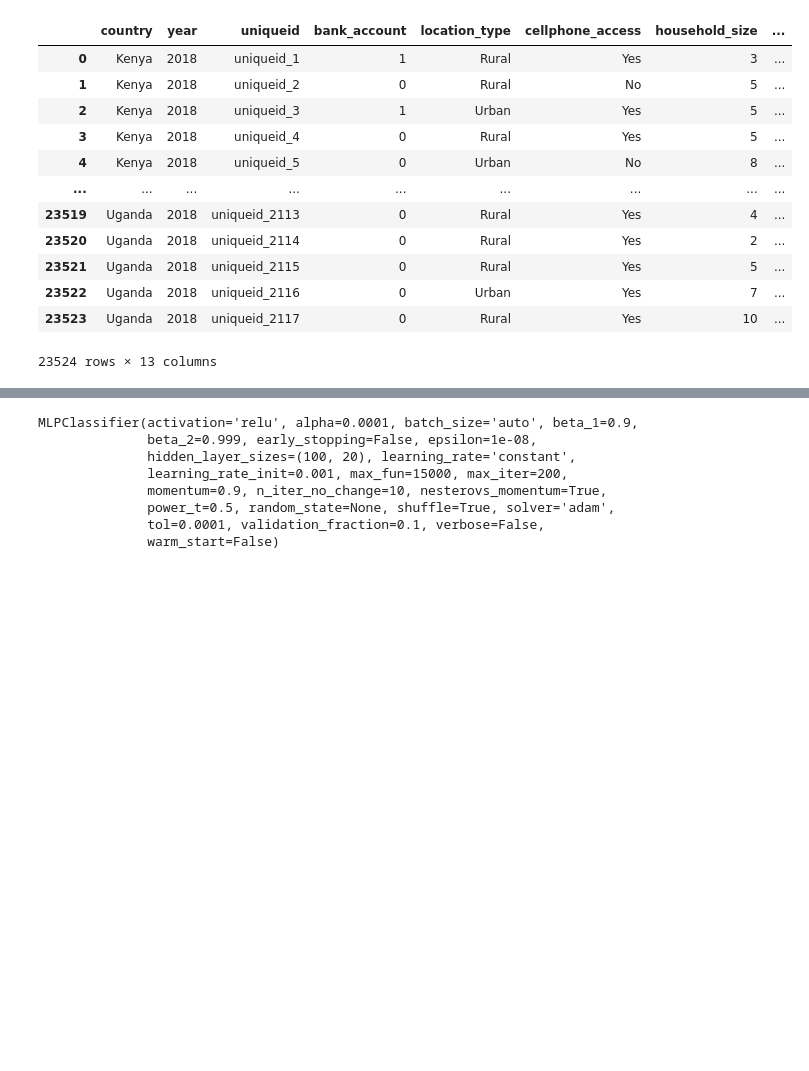
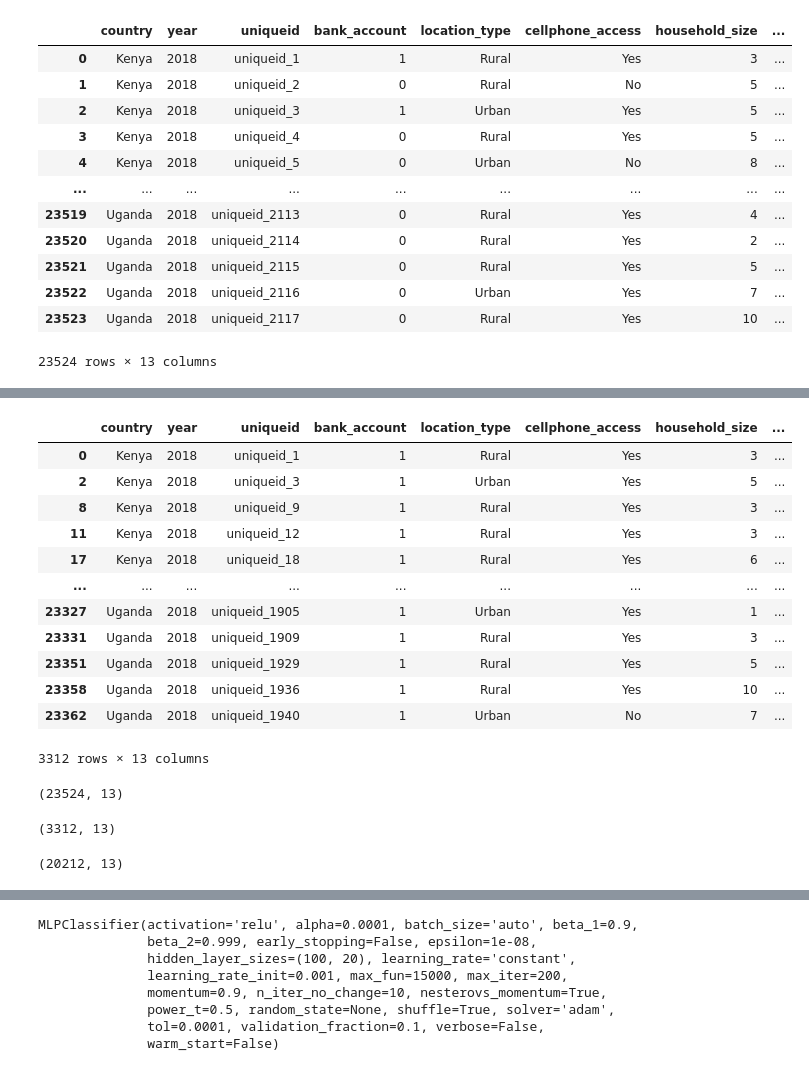
Before and after one commit to montassar668/financial-inclusion-in-africa, a Jupyter notebook: montassar.ipynb, the cells around one changed output, grey strips where cells are left out. Saved outputs shown, nothing was run; the diff lists cells and outputs as text; code cells hidden in the pictures; blank space fills up the shorter version.

```diff
--- a/montassar.ipynb
+++ b/montassar.ipynb
@@ -185,0 +199,20 @@ df_Train
+# %%
+df_Train[ df_Train['bank_account'] == 1 ]
+# %% [output]
+|  | country | year | uniqueid | bank_account | location_type | cellphone_access | household_size | ... |
+| 0 | Kenya | 2018 | uniqueid_1 | 1 | Rural | Yes | 3 | ... |
+| 2 | Kenya | 2018 | uniqueid_3 | 1 | Urban | Yes | 5 | ... |
+| 8 | Kenya | 2018 | uniqueid_9 | 1 | Rural | Yes | 3 | ... |
+| 11 | Kenya | 2018 | uniqueid_12 | 1 | Rural | Yes | 3 | ... |
+| 17 | Kenya | 2018 | uniqueid_18 | 1 | Rural | Yes | 6 | ... |
+| ... | ... | ... | ... | ... | ... | ... | ... | ... |
+| 23327 | Uganda | 2018 | uniqueid_1905 | 1 | Urban | Yes | 1 | ... |
+| 23331 | Uganda | 2018 | uniqueid_1909 | 1 | Rural | Yes | 3 | ... |
+| 23351 | Uganda | 2018 | uniqueid_1929 | 1 | Rural | Yes | 5 | ... |
+| 23358 | Uganda | 2018 | uniqueid_1936 | 1 | Rural | Yes | 10 | ... |
+| 23362 | Uganda | 2018 | uniqueid_1940 | 1 | Urban | No | 7 | ... |
+3312 rows × 13 columns
+# %%
+df_Train.shape
+# %% [output]
+(23524, 13)
@@ -185,0 +221,4 @@ df_Train
+# %%
+df1.shape
+# %% [output]
+(3312, 13)
@@ -185,0 +227,4 @@ df_Train
+# %%
+df2.shape
+# %% [output]
+(20212, 13)
```
Also changed, not shown: parts of 25 cells of this notebook.
